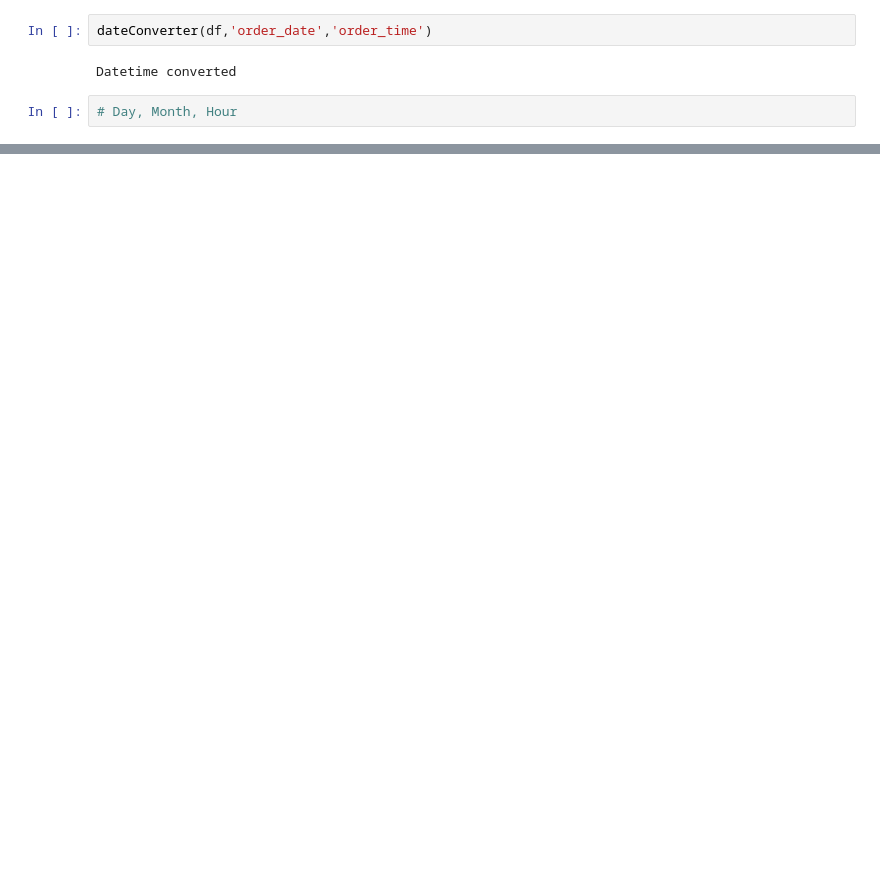
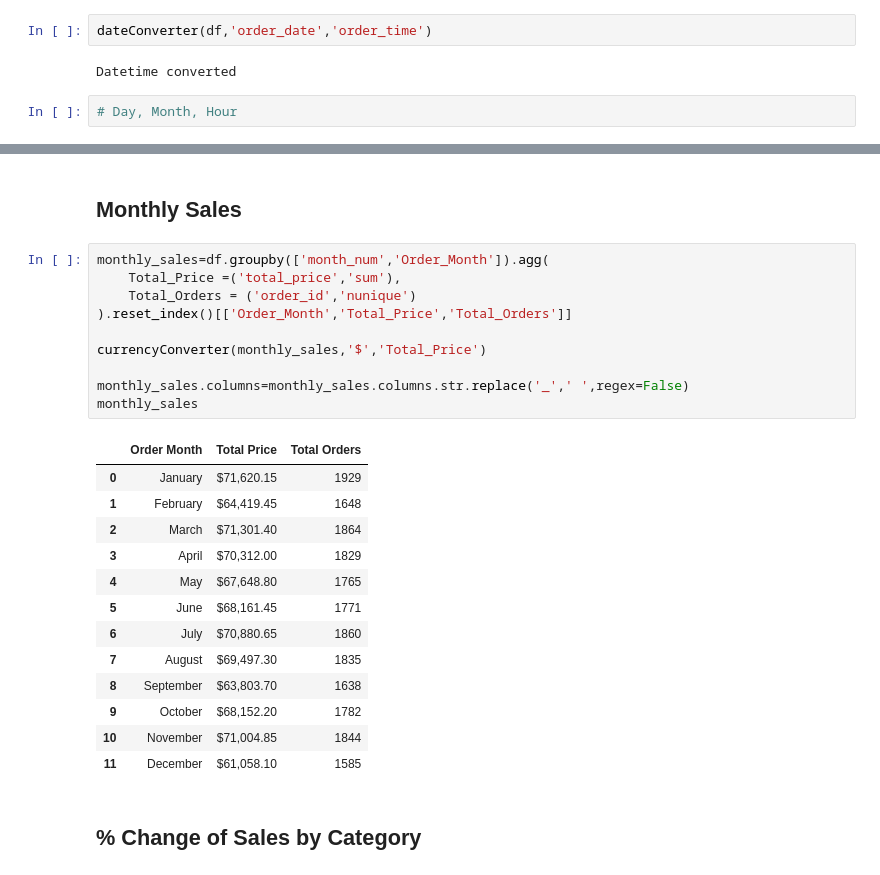
Before and after one commit to Sadikshya077/Pizza-Sales-Analysis, a Jupyter notebook: notebooks/pizza_sales_analysis.ipynb, the cells around one changed output, grey strips where cells are left out. Saved outputs shown, nothing was run; the diff lists cells and outputs as text; blank space fills up the shorter version.

```diff
--- a/notebooks/pizza_sales_analysis.ipynb
+++ b/notebooks/pizza_sales_analysis.ipynb
@@ -77,0 +164,28 @@ df['Order_Hour']=df['order_time'].dt.hour
+# %% [markdown]
+## Monthly Sales
+# %%
+monthly_sales=df.groupby(['month_num','Order_Month']).agg(
+    Total_Price =('total_price','sum'),
+    Total_Orders = ('order_id','nunique')
+).reset_index()[['Order_Month','Total_Price','Total_Orders']]
+
+currencyConverter(monthly_sales,'$','Total_Price')
+
+monthly_sales.columns=monthly_sales.columns.str.replace('_',' ',regex=False)
+monthly_sales
+# %% [output]
+|  | Order Month | Total Price | Total Orders |
+| 0 | January | $71,620.15 | 1929 |
+| 1 | February | $64,419.45 | 1648 |
+| 2 | March | $71,301.40 | 1864 |
+| 3 | April | $70,312.00 | 1829 |
+| 4 | May | $67,648.80 | 1765 |
+| 5 | June | $68,161.45 | 1771 |
+| 6 | July | $70,880.65 | 1860 |
+| 7 | August | $69,497.30 | 1835 |
+| 8 | September | $63,803.70 | 1638 |
+| 9 | October | $68,152.20 | 1782 |
+| 10 | November | $71,004.85 | 1844 |
+| 11 | December | $61,058.10 | 1585 |
+# %% [markdown]
+## % Change of Sales by Category
```
Also changed, not shown: parts of 26 cells of this notebook.
